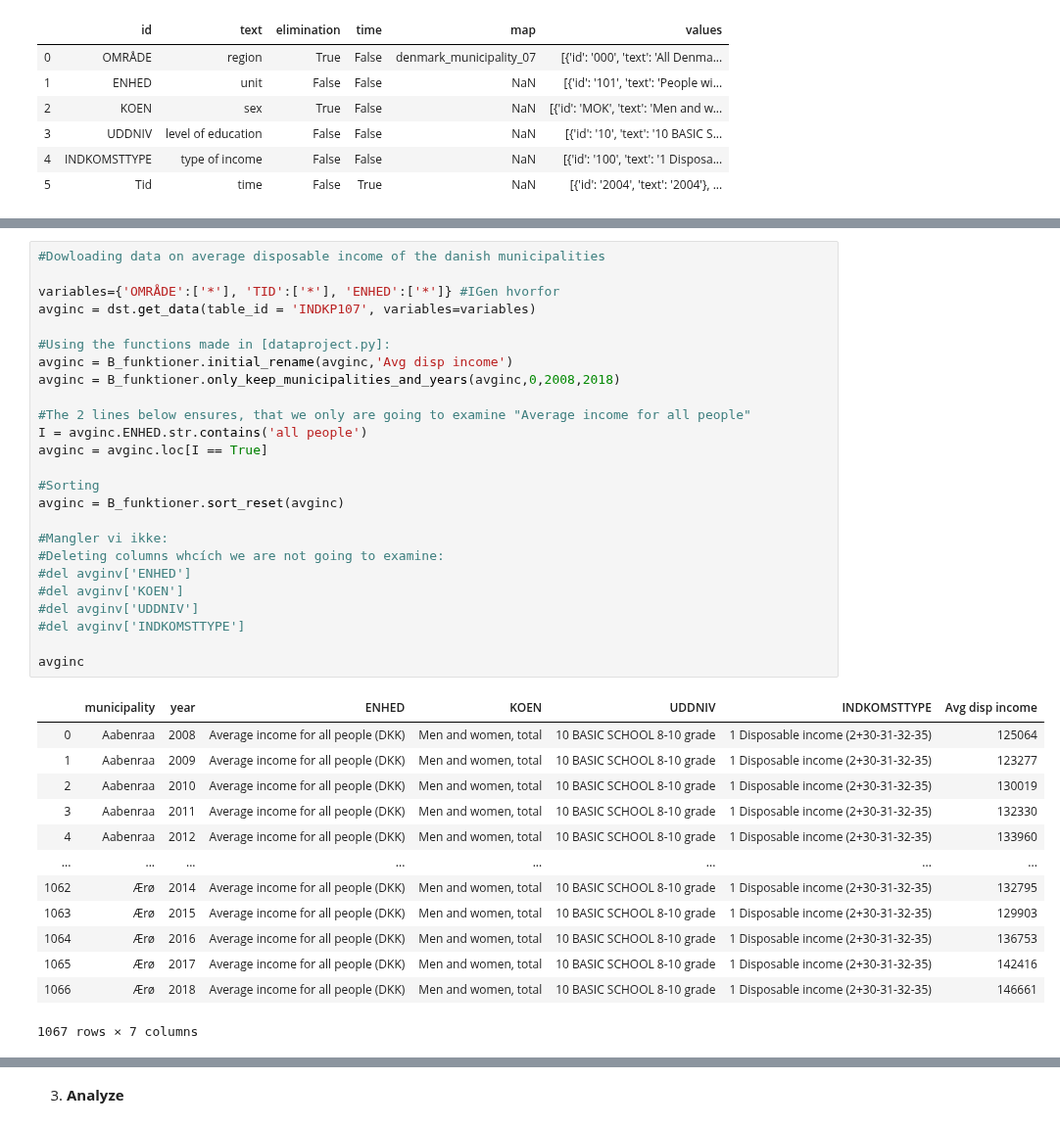
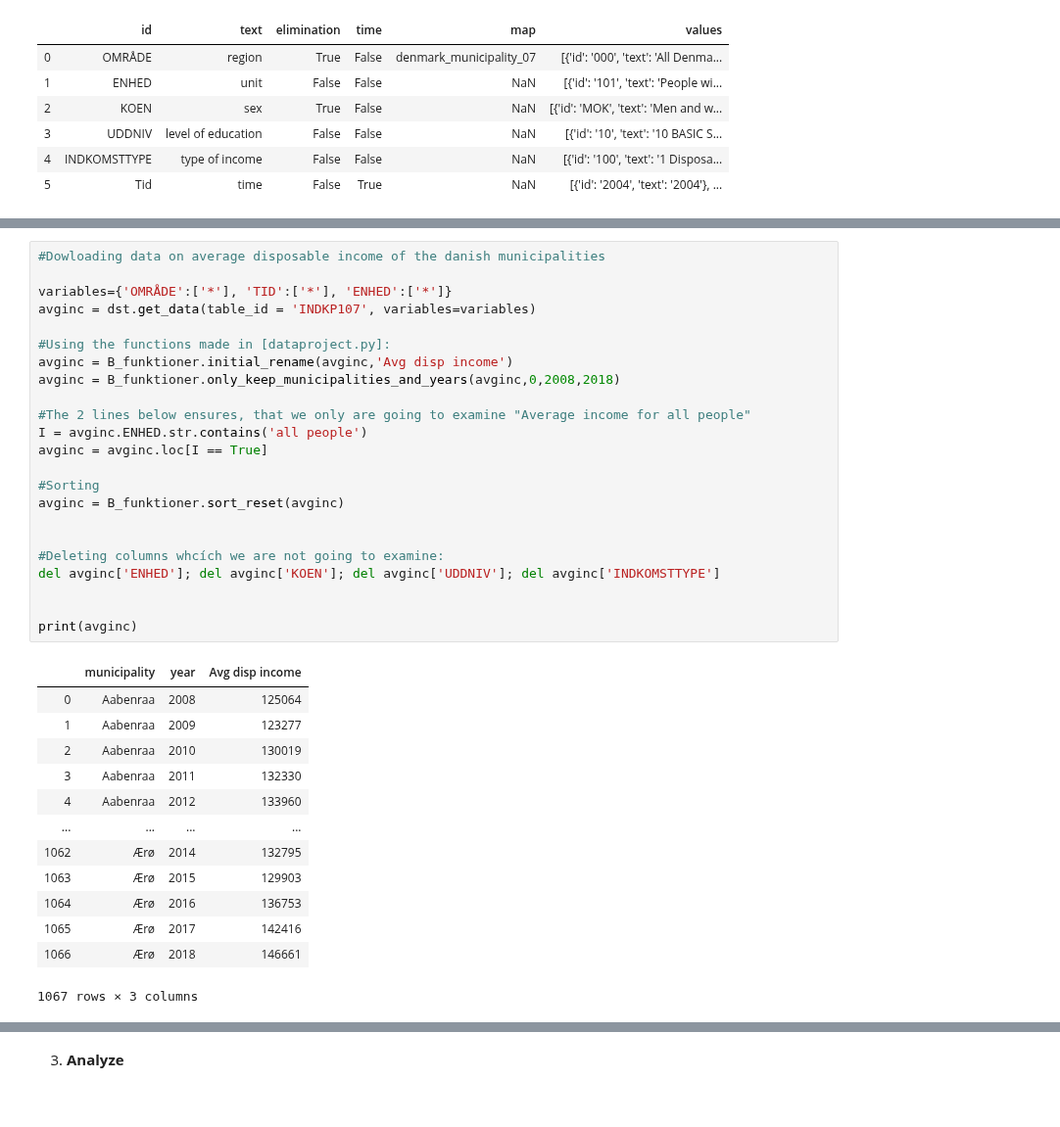
Before and after one commit to Rapyki/projects-2020-slangerne, a Jupyter notebook: dataproject/Henee.ipynb, the cells around one changed output, grey strips where cells are left out. Shown at 98% size. Cells and saved outputs as stored; diff of their text form.

```diff
--- a/dataproject/Henee.ipynb
+++ b/dataproject/Henee.ipynb
@@ -286,42 +249,40 @@ sentences
 # %%
 #Dowloading data on average disposable income of the danish municipalities
 
-variables={'OMRÅDE':['*'], 'TID':['*'], 'ENHED':['*']} #IGen hvorfor
+variables={'OMRÅDE':['*'], 'TID':['*'], 'ENHED':['*']}
 avginc = dst.get_data(table_id = 'INDKP107', variables=variables)
 
 #Using the functions made in [dataproject.py]:
 avginc = B_funktioner.initial_rename(avginc,'Avg disp income')
 avginc = B_funktioner.only_keep_municipalities_and_years(avginc,0,2008,2018)
 
 #The 2 lines below ensures, that we only are going to examine "Average income for all people"
 I = avginc.ENHED.str.contains('all people')
 avginc = avginc.loc[I == True]
 
 #Sorting
 avginc = B_funktioner.sort_reset(avginc)
 
-#Mangler vi ikke:
+
 #Deleting columns whcích we are not going to examine:
-#del avginv['ENHED']
-#del avginv['KOEN']
-#del avginv['UDDNIV']
-#del avginv['INDKOMSTTYPE']
+del avginc['ENHED']; del avginc['KOEN']; del avginc['UDDNIV']; del avginc['INDKOMSTTYPE']
 
-avginc
+
+print(avginc)
 # %% [output]
-|  | municipality | year | ENHED | KOEN | UDDNIV | INDKOMSTTYPE | Avg disp income |
-| 0 | Aabenraa | 2008 | Average income for all people (DKK) | Men and women, total | 10 BASIC SCHOOL 8-10 grade | 1 Disposable income (2+30-31-32-35) | 125064 |
-| 1 | Aabenraa | 2009 | Average income for all people (DKK) | Men and women, total | 10 BASIC SCHOOL 8-10 grade | 1 Disposable income (2+30-31-32-35) | 123277 |
-| 2 | Aabenraa | 2010 | Average income for all people (DKK) | Men and women, total | 10 BASIC SCHOOL 8-10 grade | 1 Disposable income (2+30-31-32-35) | 130019 |
-| 3 | Aabenraa | 2011 | Average income for all people (DKK) | Men and women, total | 10 BASIC SCHOOL 8-10 grade | 1 Disposable income (2+30-31-32-35) | 132330 |
-| 4 | Aabenraa | 2012 | Average income for all people (DKK) | Men and women, total | 10 BASIC SCHOOL 8-10 grade | 1 Disposable income (2+30-31-32-35) | 133960 |
-| ... | ... | ... | ... | ... | ... | ... | ... |
-| 1062 | Ærø | 2014 | Average income for all people (DKK) | Men and women, total | 10 BASIC SCHOOL 8-10 grade | 1 Disposable income (2+30-31-32-35) | 132795 |
-| 1063 | Ærø | 2015 | Average income for all people (DKK) | Men and women, total | 10 BASIC SCHOOL 8-10 grade | 1 Disposable income (2+30-31-32-35) | 129903 |
-| 1064 | Ærø | 2016 | Average income for all people (DKK) | Men and women, total | 10 BASIC SCHOOL 8-10 grade | 1 Disposable income (2+30-31-32-35) | 136753 |
-| 1065 | Ærø | 2017 | Average income for all people (DKK) | Men and women, total | 10 BASIC SCHOOL 8-10 grade | 1 Disposable income (2+30-31-32-35) | 142416 |
-| 1066 | Ærø | 2018 | Average income for all people (DKK) | Men and women, total | 10 BASIC SCHOOL 8-10 grade | 1 Disposable income (2+30-31-32-35) | 146661 |
+|  | municipality | year | Avg disp income |
+| 0 | Aabenraa | 2008 | 125064 |
+| 1 | Aabenraa | 2009 | 123277 |
+| 2 | Aabenraa | 2010 | 130019 |
+| 3 | Aabenraa | 2011 | 132330 |
+| 4 | Aabenraa | 2012 | 133960 |
+| ... | ... | ... | ... |
+| 1062 | Ærø | 2014 | 132795 |
+| 1063 | Ærø | 2015 | 129903 |
+| 1064 | Ærø | 2016 | 136753 |
+| 1065 | Ærø | 2017 | 142416 |
+| 1066 | Ærø | 2018 | 146661 |
-1067 rows × 7 columns
+1067 rows × 3 columns
 # %%
 #Merge of all the downloaded datasets to one
 
```
Also changed, not shown: parts of 10 cells of this notebook.
